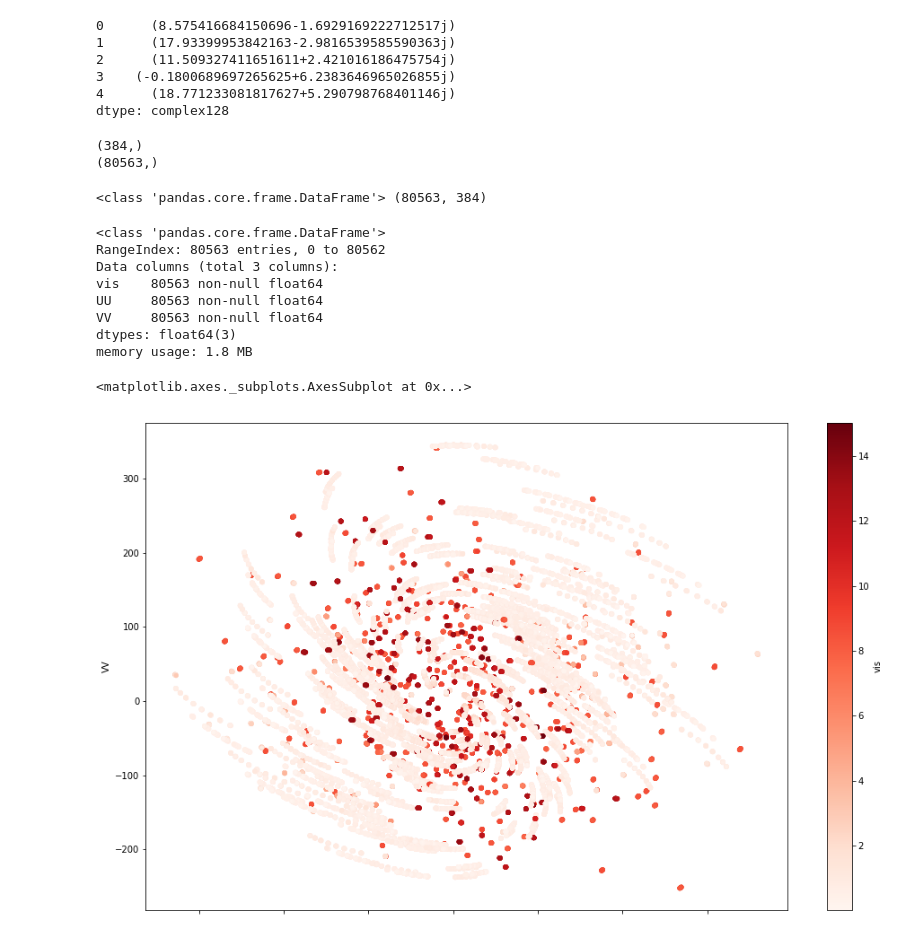
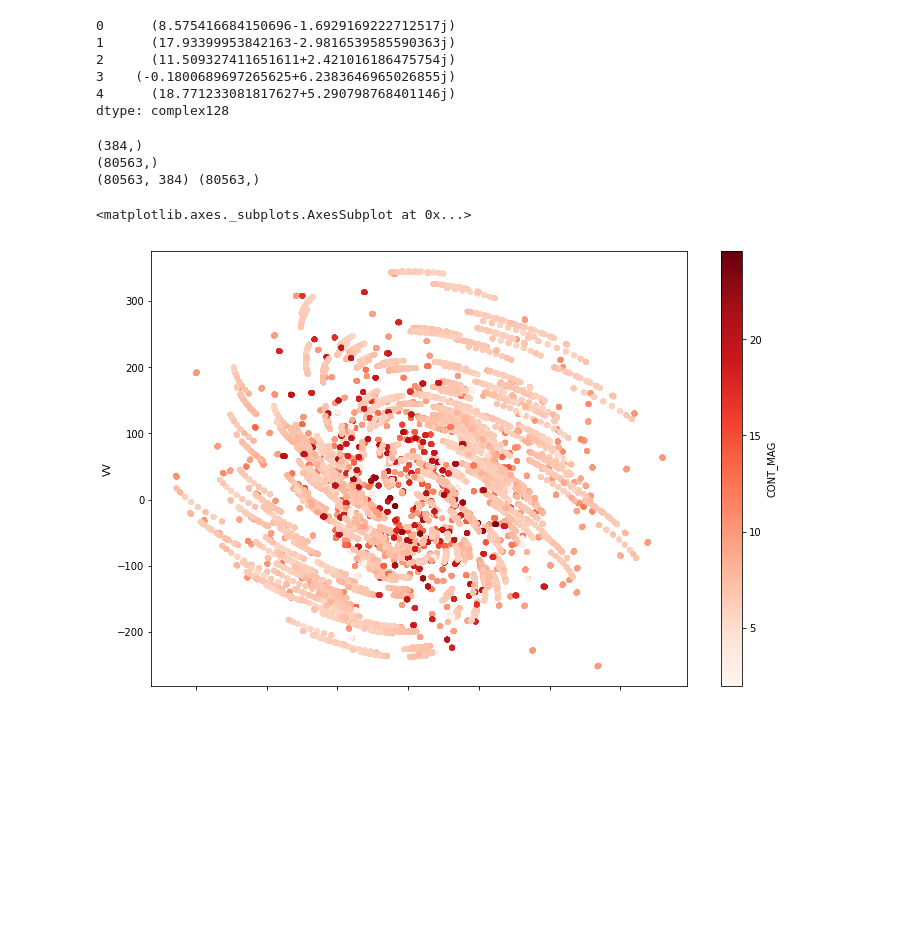
Before and after one commit to ryanraba/casa6, a Jupyter notebook: casa7experiments.ipynb, the cells around one changed output. Cells and saved outputs as stored; diff of their text form; code cells hidden in the pictures; blank space fills up the shorter version.

```diff
--- a/casa7experiments.ipynb
+++ b/casa7experiments.ipynb
@@ -432,51 +488,30 @@ dtype: complex128
 # %%
 # we can do operations on a slice of multiple columns
 # here we will operate on all the visibility channels (each in their own column)
 d0 = pdf.columns.values[pdf.columns.str.startswith('DATA0_')]
 d1 = pdf.columns.values[pdf.columns.str.startswith('DATA1_')]
 
 # we can find the mean across time for each channels
 print(pdf[d0].mean(axis=0).shape)
 
 # and the mean across channels for each time
 print(pdf[d0].mean(axis=1).shape)
+
+# but you can't add dataframe slices with different column names
+# i.e. pdf[d0] + pdf[d1] wont work
+# but you can add their underlying numpy arrays
+vis = (pdf[d0].values + pdf[d1].values)/2
+
+# let's compute the continuum average across channels and store that back in the df
+pdf['CONT_MAG'] = np.mean(np.abs(vis), axis=1)
+print(vis.shape, pdf['CONT_MAG'].values.shape)
+
+# and visualize
+from matplotlib import cm
+pdf.plot(x='UU', y='VV', c='CONT_MAG', kind='scatter', cmap=cm.get_cmap('Reds'), figsize=(12,8))
 # %% [output]
 (384,)
 (80563,)
+(80563, 384) (80563,)
+<matplotlib.axes._subplots.AxesSubplot at 0x...>
+[figure, added]
-# %%
-# but you can't add dataframe slices with different column names
-# i.e. pdf[d0] + pdf[d1] wont work
-# but you can add their underlying numpy arrays
-vis = (pdf[d0].values + pdf[d1].values)/2
-
-# so lets make a new DataFrame of size samples x channels from our vis computation
-vdf = pd.DataFrame(vis)
-print(type(vdf), vdf.shape)
-# %% [output]
-<class 'pandas.core.frame.DataFrame'> (80563, 384)
-# %%
-# now we can do more
-# let's make a new DataFrame out of our mean visibilities
-# then add U / V coordinates alongside
-rdf = pd.DataFrame(vdf.mean(axis=1).abs(), columns=['vis'])
-rdf['UU'] = pdf['UU']
-rdf['VV'] = pdf['VV']
-
-rdf.info()
-# %% [output]
-<class 'pandas.core.frame.DataFrame'>
-RangeIndex: 80563 entries, 0 to 80562
-Data columns (total 3 columns):
-vis    80563 non-null float64
-UU     80563 non-null float64
-VV     80563 non-null float64
-dtypes: float64(3)
-memory usage: 1.8 MB
-# %%
-# lets visualize
-from matplotlib import cm
-
-rdf.plot(x='UU', y='VV', c='vis', kind='scatter', cmap=cm.get_cmap('Reds'), figsize=(16,10))
-# %% [output]
-<matplotlib.axes._subplots.AxesSubplot at 0x...>
-[figure, removed]
```
Also changed, not shown: parts of 18 cells of this notebook.
